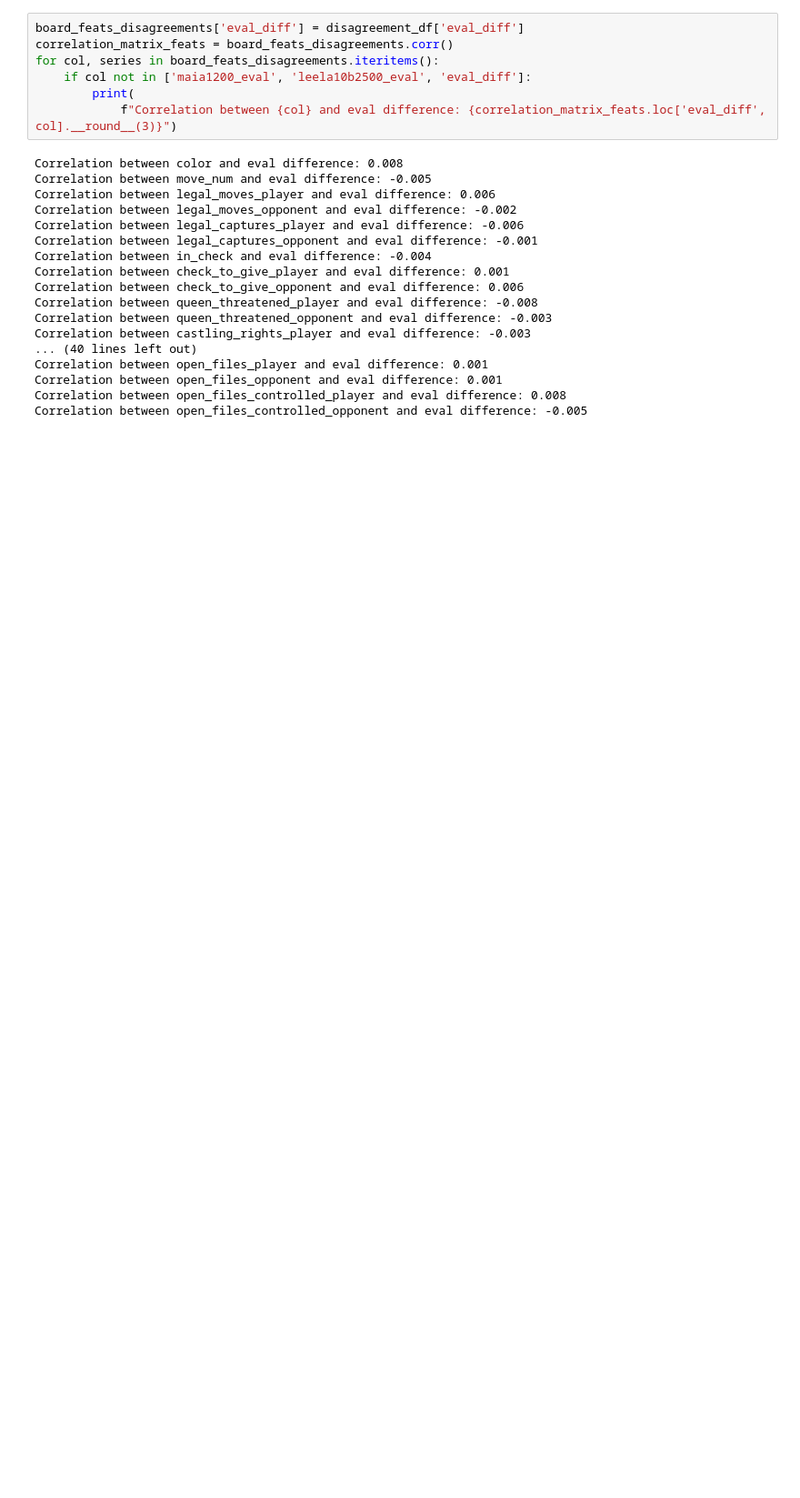
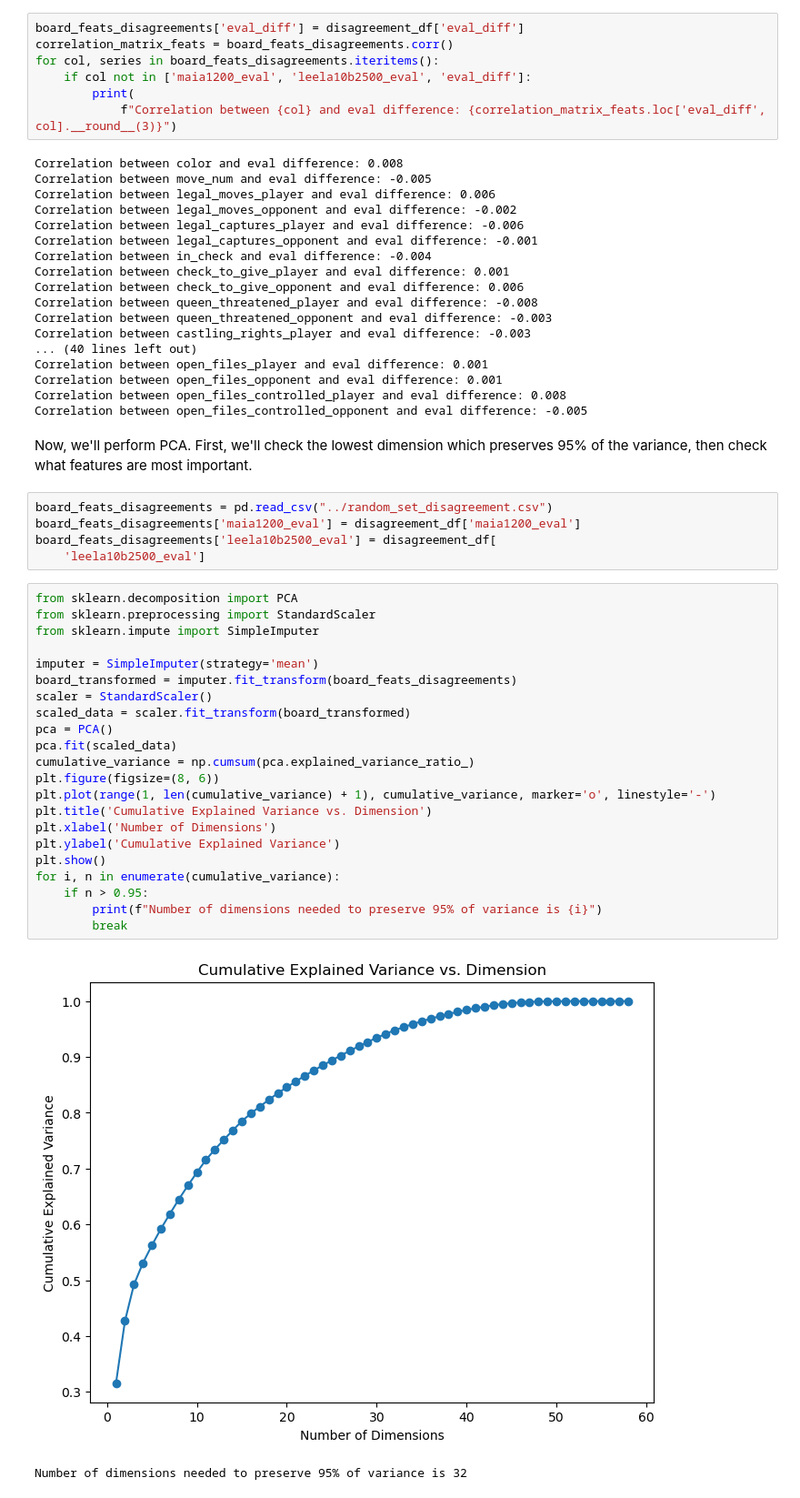
Before and after one commit to dvirsas8/research, a Jupyter notebook: random_set_analysis.ipynb, the cells around one changed output. Shown at 91% size. Saved outputs shown, nothing was run; the diff lists cells and outputs as text; blank space fills up the shorter version.

```diff
--- a/random_set_analysis.ipynb
+++ b/random_set_analysis.ipynb
@@ -655,3 +655,35 @@ Correlation between open_files_player and eval difference: 0.001
 Correlation between open_files_opponent and eval difference: 0.001
 Correlation between open_files_controlled_player and eval difference: 0.008
 Correlation between open_files_controlled_opponent and eval difference: -0.005
+# %% [markdown]
+Now, we'll perform PCA. First, we'll check the lowest dimension which preserves 95% of the variance, then check what features are most important.
+# %%
+board_feats_disagreements = pd.read_csv("../random_set_disagreement.csv")
+board_feats_disagreements['maia1200_eval'] = disagreement_df['maia1200_eval']
+board_feats_disagreements['leela10b2500_eval'] = disagreement_df[
+    'leela10b2500_eval']
+# %%
+from sklearn.decomposition import PCA
+from sklearn.preprocessing import StandardScaler
+from sklearn.impute import SimpleImputer
+
+imputer = SimpleImputer(strategy='mean')
+board_transformed = imputer.fit_transform(board_feats_disagreements)
+scaler = StandardScaler()
+scaled_data = scaler.fit_transform(board_transformed)
+pca = PCA()
+pca.fit(scaled_data)
+cumulative_variance = np.cumsum(pca.explained_variance_ratio_)
+plt.figure(figsize=(8, 6))
+plt.plot(range(1, len(cumulative_variance) + 1), cumulative_variance, marker='o', linestyle='-')
+plt.title('Cumulative Explained Variance vs. Dimension')
+plt.xlabel('Number of Dimensions')
+plt.ylabel('Cumulative Explained Variance')
+plt.show()
+for i, n in enumerate(cumulative_variance):
+    if n > 0.95:
+        print(f"Number of dimensions needed to preserve 95% of variance is {i}")
+        break
+# %% [output]
+[figure, added]
+Number of dimensions needed to preserve 95% of variance is 32
```
Also changed, not shown: parts of 1 cell of this notebook, 2 other files.
